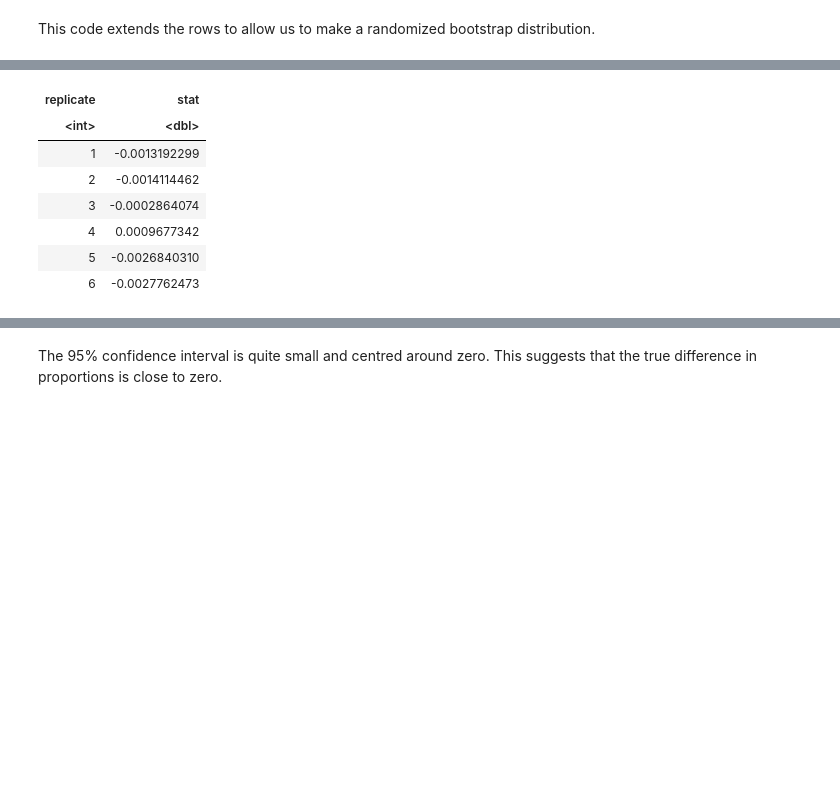
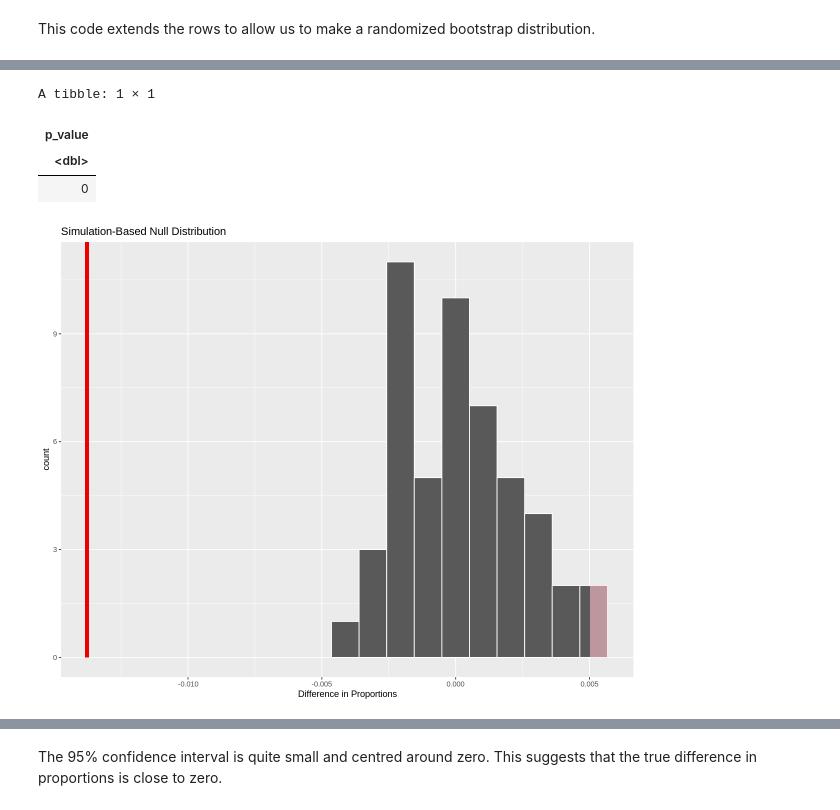
Before and after one commit to hakkd/Canada-Forest-Fires-By-Cause, a Jupyter notebook: report_group2.ipynb, the cells around one changed output, grey strips where cells are left out. Cells and saved outputs as stored; diff of their text form; code cells hidden in the pictures; blank space fills up the shorter version.

```diff
--- a/report_group2.ipynb
+++ b/report_group2.ipynb
@@ -284,39 +284,24 @@ expanded_data_all <- expanded_data |>
 # %% [markdown]
 This code extends the rows to allow us to make a randomized bootstrap distribution.
 # %%
+obs_diff_prop <- expanded_data_all |>
+                 specify(formula = Cause ~ Year, success = "Human activity") |>
+                 calculate(stat = "diff in props", order = c("1990 - 2005", "2006 - 2020"))
 
-bootstrap_fire <-
+null_distribution_fire <-
      expanded_data_all %>%
      specify(formula = Cause ~ Year, success = "Human activity") %>%
      hypothesize(null = "independence") %>%
-     generate(type = "permute", reps = 100) %>%
+     generate(type = "permute", reps = 50) %>%
      calculate(stat = "diff in props", order = c("1990 - 2005", "2006 - 2020"))
 
-head(bootstrap_fire)
 
-# boot_dist_1990_2005 <- expanded_data_1990_2005 |>
-#                        rep_sample_n(size = nrow(expanded_data_1990_2005), reps = 100, replace = TRUE)
-# head(boot_dist_1990_2005)
+fire_result_plot <- visualize(null_distribution_fire, bins = 10) +
+                         shade_p_value(obs_stat = obs_diff_prop, direction = "both") +
+                         xlab("Difference in Proportions")
+fire_result_plot
 
-# plot_boot_dist_1990_2005 <- boot_dist_1990_2005 |>
-#                             group_by(replicate) |>
-#                             summarise(p_hat = sum(Cause == "Human activity")/nrow(expanded_data_1990_2005)) |>
-#                             ggplot() +
-#                             geom_histogram(aes(p_hat)) +
-#                             ggtitle("Proportion of human caused fires in Canada from 1990 to 2005") +
-#                             labs(x = "Proportion", caption = "Figure 3")
-# plot_boot_dist_1990_2005
-# boot_dist_2006_2020 <- expanded_data_2006_2020 |>
-#                        rep_sample_n(size = nrow(expanded_data_2006_2020), reps = 100, replace = TRUE)
-
-# head(boot_dist_2006_2020)
-
-# plot_boot_dist_2006_2020 <- boot_dist_2006_2020 |>
-#                             group_by(replicate) |>
-#                             summarise(p_hat = sum(Cause == "Human activity")/nrow(expanded_data_2006_2020)) |>
-#                             ggplot() +
-#                             geom_histogram(aes(p_hat)) +
-#                             ggtitle("Proportion of human caused fires in Canada from 2006 to 2020") +
-#                             labs(x = "Proportion", caption = "Figure 4")
-# plot_boot_dist_2006_2020
+p_value <- null_distribution_fire |>
+             get_p_value(obs_stat = obs_diff_prop, direction = "both")
+p_value
 # %% [output]
@@ -324,8 +310,5 @@ A infer: 6 × 2
+A tibble: 1 × 1
-| replicate | stat |
-| <int> | <dbl> |
-| 1 | -0.0013192299 |
-| 2 | -0.0014114462 |
-| 3 | -0.0002864074 |
-| 4 | 0.0009677342 |
-| 5 | -0.0026840310 |
-| 6 | -0.0027762473 |
+| p_value |
+| <dbl> |
+| 0 |
+[figure, added]
```
Also changed, not shown: parts of 4 cells of this notebook.
